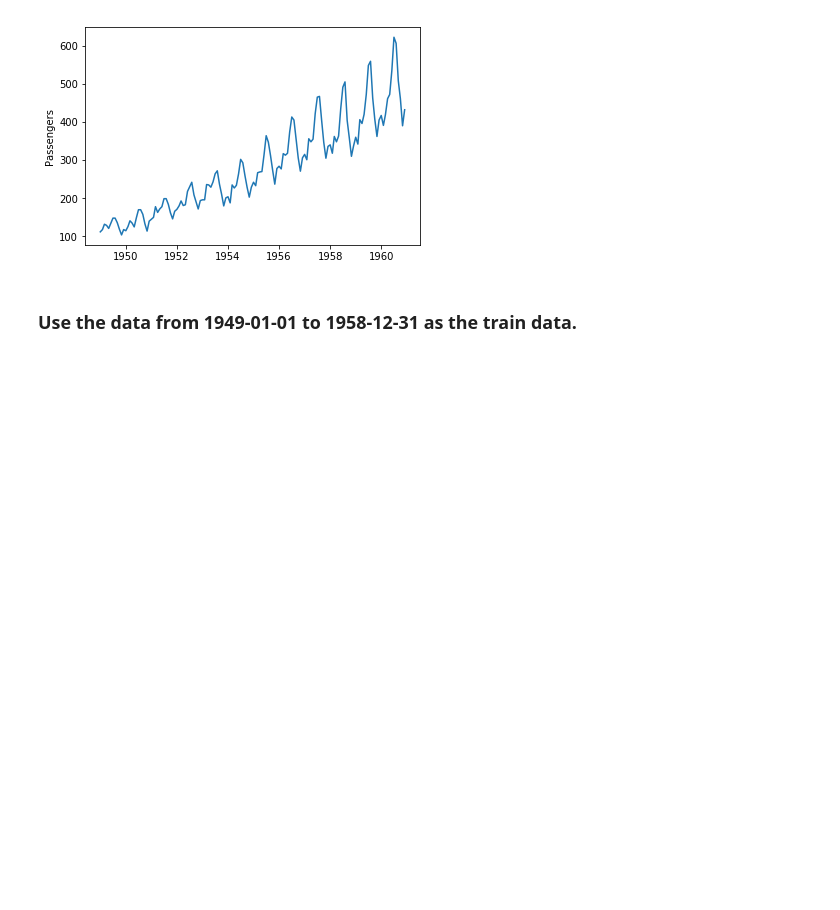
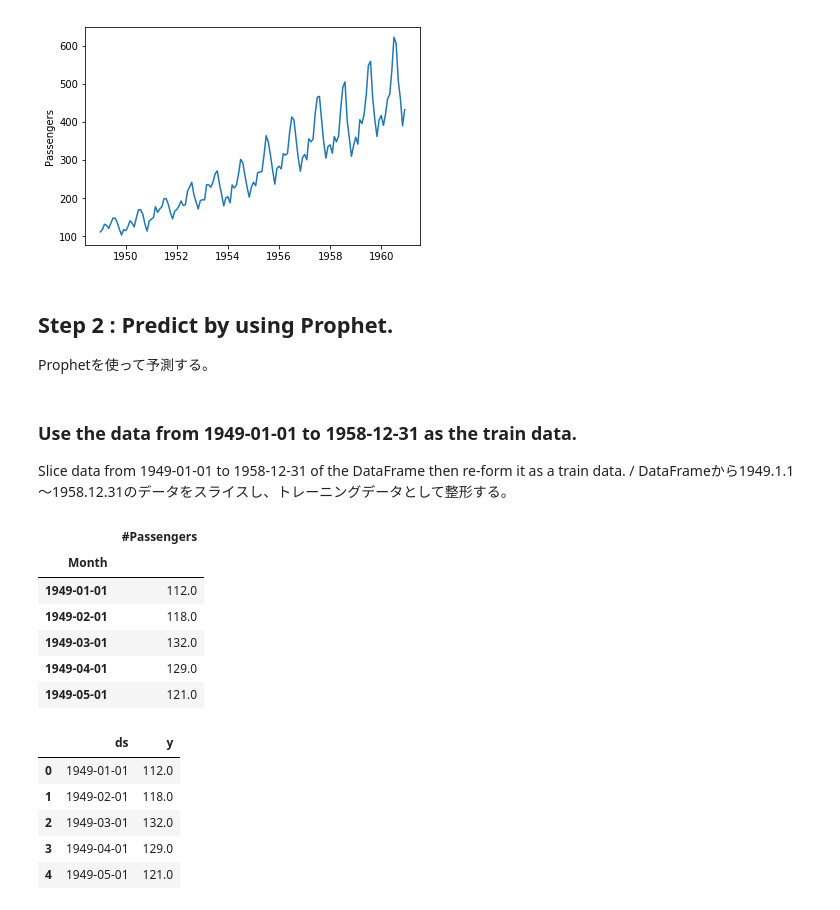
Before and after one commit to okagen/study, a Jupyter notebook: studyGoogleColaboratory.ipynb, the cells around one changed output. Drawn from its saved outputs; the diff is of its cells as text; code cells hidden in the pictures; blank space fills up the shorter version.

```diff
--- a/studyGoogleColaboratory.ipynb
+++ b/studyGoogleColaboratory.ipynb
@@ -70,3 +76,6 @@ plt.ylabel("Passengers")
 # %% [output]
 Text(0, 0.5, 'Passengers')
 [figure]
+# %% [markdown]
+## Step 2 :  Predict by using Prophet.
+Prophetを使って予測する。
@@ -73,2 +84,3 @@ Text(0, 0.5, 'Passengers')
 # %% [markdown]
 ### Use the data from 1949-01-01 to 1958-12-31 as the train data.
+Slice data from 1949-01-01 to 1958-12-31 of the DataFrame then re-form it as a train data. / DataFrameから1949.1.1～1958.12.31のデータをスライスし、トレーニングデータとして整形する。
@@ -76,0 +87,21 @@ train = df[:"1958-12-31"]
+# %%
+# slice the DataFrame.
+train = df[:"1958-12-31"]
+display(train.head(5))
+# re-form it as a train data.
+train = train.reset_index().rename(columns={'Month' : 'ds', '#Passengers' : 'y'})
+display(train.head(5))
+# %% [output]
+|  | #Passengers |
+| Month |  |
+| 1949-01-01 | 112.0 |
+| 1949-02-01 | 118.0 |
+| 1949-03-01 | 132.0 |
+| 1949-04-01 | 129.0 |
+| 1949-05-01 | 121.0 |
+|  | ds | y |
+| 0 | 1949-01-01 | 112.0 |
+| 1 | 1949-02-01 | 118.0 |
+| 2 | 1949-03-01 | 132.0 |
+| 3 | 1949-04-01 | 129.0 |
+| 4 | 1949-05-01 | 121.0 |
```
Also changed, not shown: parts of 15 cells of this notebook.
